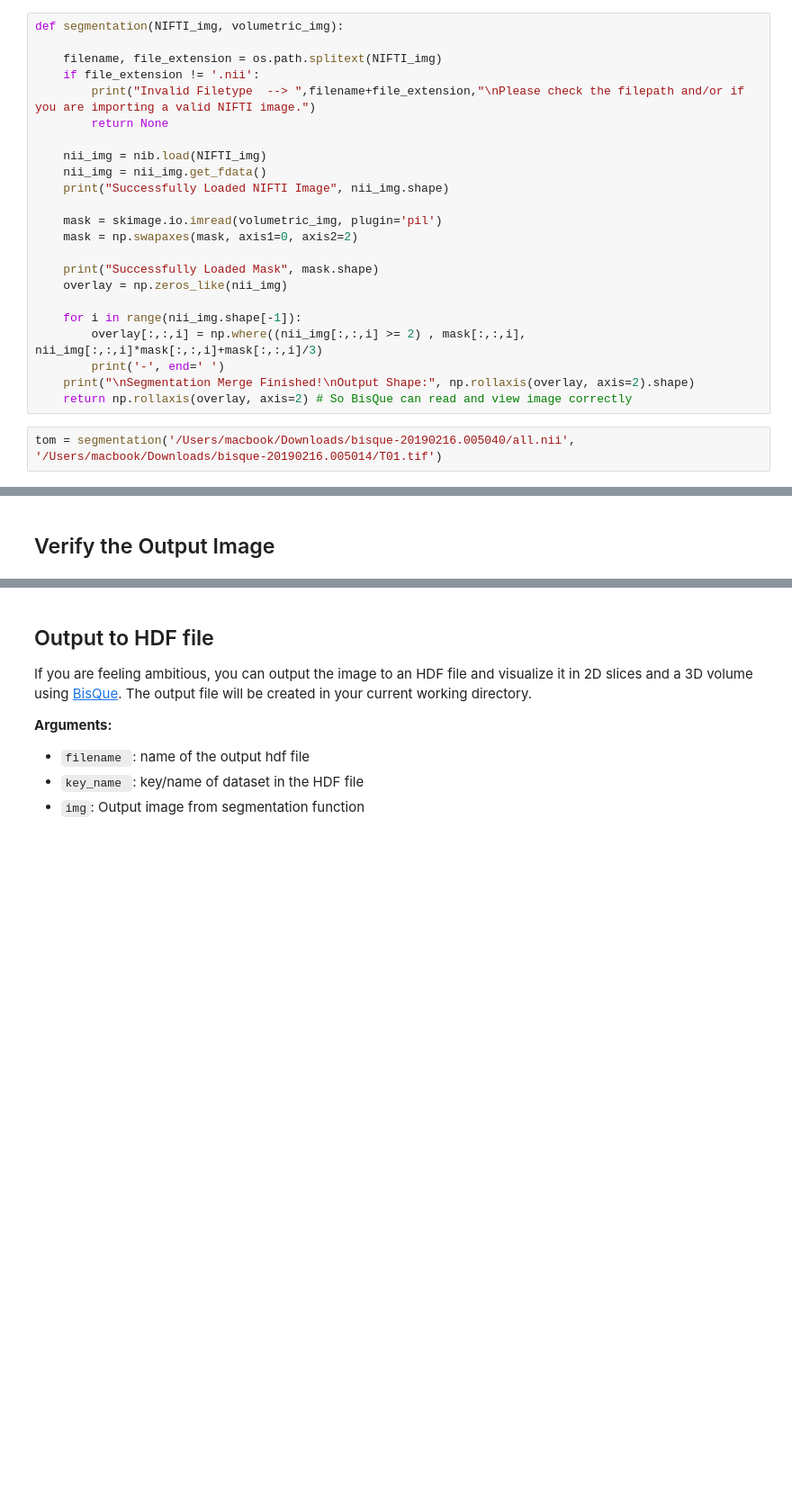
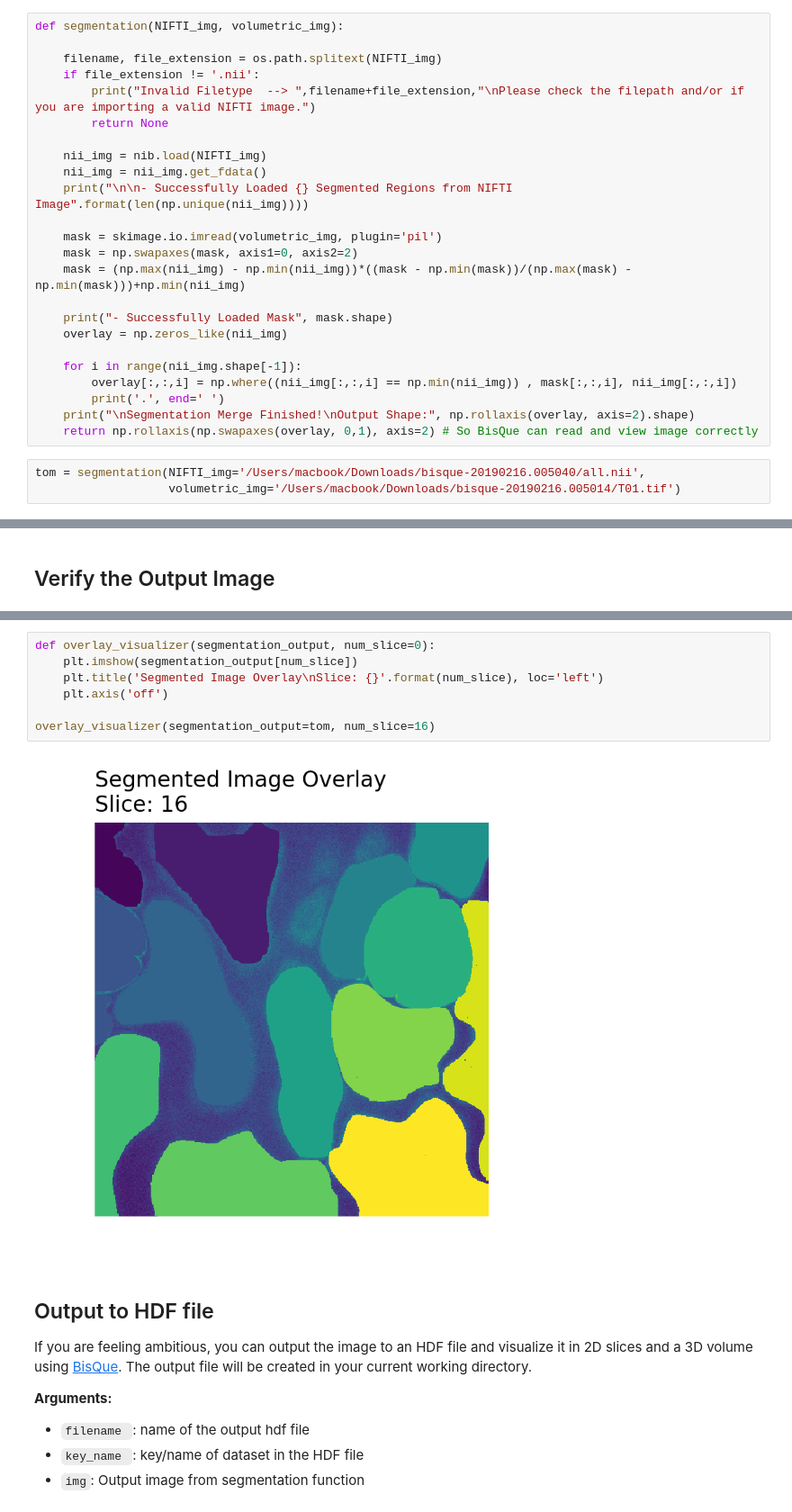
Before and after one commit to amilworks/segmentation, a Jupyter notebook: 1.1Segmentation.ipynb, the cells around one changed output, grey strips where cells are left out. Shown at 90% size. Drawn from its saved outputs; the diff is of its cells as text; blank space fills up the shorter version.

```diff
--- a/1.1Segmentation.ipynb
+++ b/1.1Segmentation.ipynb
@@ -62,19 +63,21 @@ def segmentation(NIFTI_img, volumetric_img):
 
     nii_img = nib.load(NIFTI_img)
     nii_img = nii_img.get_fdata()
-    print("Successfully Loaded NIFTI Image", nii_img.shape)
+    print("\n\n- Successfully Loaded {} Segmented Regions from NIFTI Image".format(len(np.unique(nii_img))))
 
     mask = skimage.io.imread(volumetric_img, plugin='pil')
     mask = np.swapaxes(mask, axis1=0, axis2=2)
+    mask = (np.max(nii_img) - np.min(nii_img))*((mask - np.min(mask))/(np.max(mask) - np.min(mask)))+np.min(nii_img)
 
-    print("Successfully Loaded Mask", mask.shape)
+    print("- Successfully Loaded Mask", mask.shape)
     overlay = np.zeros_like(nii_img)
 
     for i in range(nii_img.shape[-1]):
-        overlay[:,:,i] = np.where((nii_img[:,:,i] >= 2) , mask[:,:,i], nii_img[:,:,i]*mask[:,:,i]+mask[:,:,i]/3)
-        print('-', end=' ')
+        overlay[:,:,i] = np.where((nii_img[:,:,i] == np.min(nii_img)) , mask[:,:,i], nii_img[:,:,i])
+        print('.', end=' ')
     print("\nSegmentation Merge Finished!\nOutput Shape:", np.rollaxis(overlay, axis=2).shape)
-    return np.rollaxis(overlay, axis=2) # So BisQue can read and view image correctly
+    return np.rollaxis(np.swapaxes(overlay, 0,1), axis=2) # So BisQue can read and view image correctly
 # %%
-tom = segmentation('/Users/macbook/Downloads/bisque-20190216.005040/all.nii', '/Users/macbook/Downloads/bisque-20190216.005014/T01.tif')
+tom = segmentation(NIFTI_img='/Users/macbook/Downloads/bisque-20190216.005040/all.nii',
+                   volumetric_img='/Users/macbook/Downloads/bisque-20190216.005014/T01.tif')
 # %% [output]
@@ -95,3 +91,12 @@ plt.axis('off')
+# %%
+def overlay_visualizer(segmentation_output, num_slice=0):
+    plt.imshow(segmentation_output[num_slice])
+    plt.title('Segmented Image Overlay\nSlice: {}'.format(num_slice), loc='left')
+    plt.axis('off')
+
+overlay_visualizer(segmentation_output=tom, num_slice=16)
+# %% [output]
+[figure, added]
 # %% [markdown]
 ## Output to HDF file
 
```
Also changed, not shown: parts of 5 cells of this notebook.
